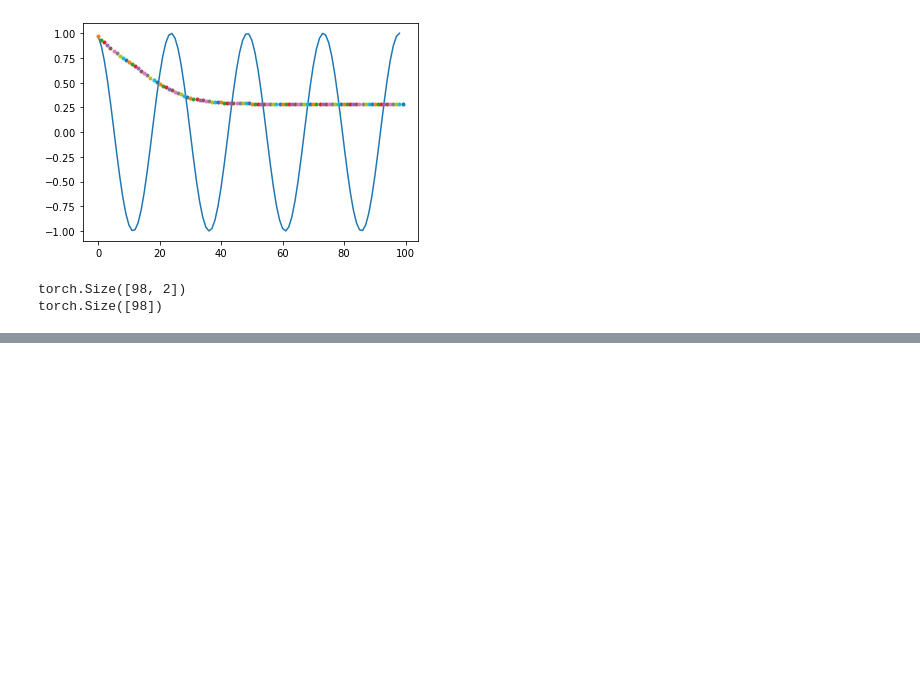
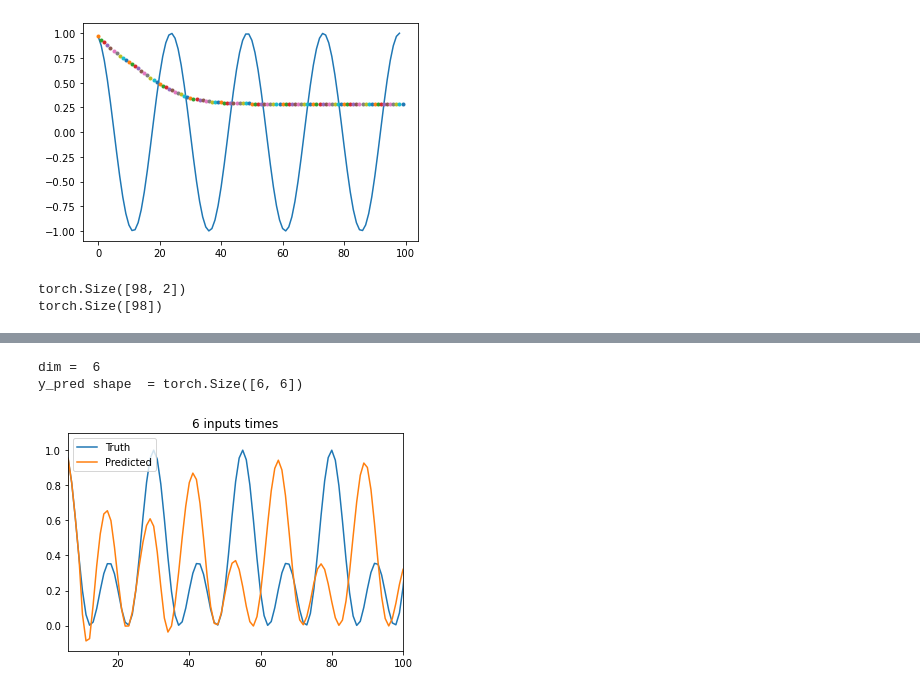
Before and after one commit to KatieJ16/Time_Space_multiscale, a Jupyter notebook: cos_explore.ipynb, the cells around one changed output, grey strips where cells are left out. Drawn from its saved outputs; the diff is of its cells as text; code cells hidden in the pictures; blank space fills up the shorter version.

```diff
--- a/cos_explore.ipynb
+++ b/cos_explore.ipynb
@@ -291,0 +315,10 @@ torch.Size([2, 2])
+# %%
+def make_and_train(n):
+    inputs, outputs = make_data(n)
+    model = Net(dim=n)
+
+    criterion = torch.nn.MSELoss()
+    optimizer = torch.optim.Adam(model.parameters())
+    model.train_model(optimizer, criterion, inputs,outputs, n_epochs = 5000)
+    return model, inputs, outputs
+model, inputs, outputs = make_and_train(6)
@@ -291,0 +343,33 @@ torch.Size([2, 2])
+# %%
+# print(torch.tensor(x[0:1]).unsqueeze(1))
+# print(inputs.shape)
+# print(range(2, 100),outputs.shape)
+def plot(model, inputs, outputs):
+    n_inputs, n = inputs.shape
+    print("dim = ", n)
+
+    y_pred = model(inputs[0:n].float())
+    y_pred = torch.cat((inputs[0:n,0:(n-1)].float(),y_pred), axis = 1)
+    print("y_pred shape  =", y_pred.shape)
+    to_plot = y_pred.detach().numpy()[:,0]
+    for i in range(n_inputs-1):
+        y_next = model(y_pred)
+        y_next = torch.cat((y_pred[:, 1:n_inputs], y_next), axis = 1)
+        to_plot = np.append(to_plot, y_next.detach().numpy()[0,0])
+        y_pred = y_next
+#         print("y_pred shape  =", y_pred.shape)
+
+    plt.plot(range(n-1,n-1 + len(inputs[:,0])), inputs[:,0], label = "Truth")
+#     plt.plot(outputs[:,0], label="truth")
+    plt.plot(to_plot,label = "Predicted")
+    plt.legend()
+
+    plt.title(str(n) + " inputs times")
+    plt.xlim([n,100])
+    plt.show()
+
+plot(model, inputs, outputs)
+# %% [output]
+dim =  6
+y_pred shape  = torch.Size([6, 6])
+[figure, added]
```
Also changed, not shown: parts of 5 cells of this notebook, 1 other file.
